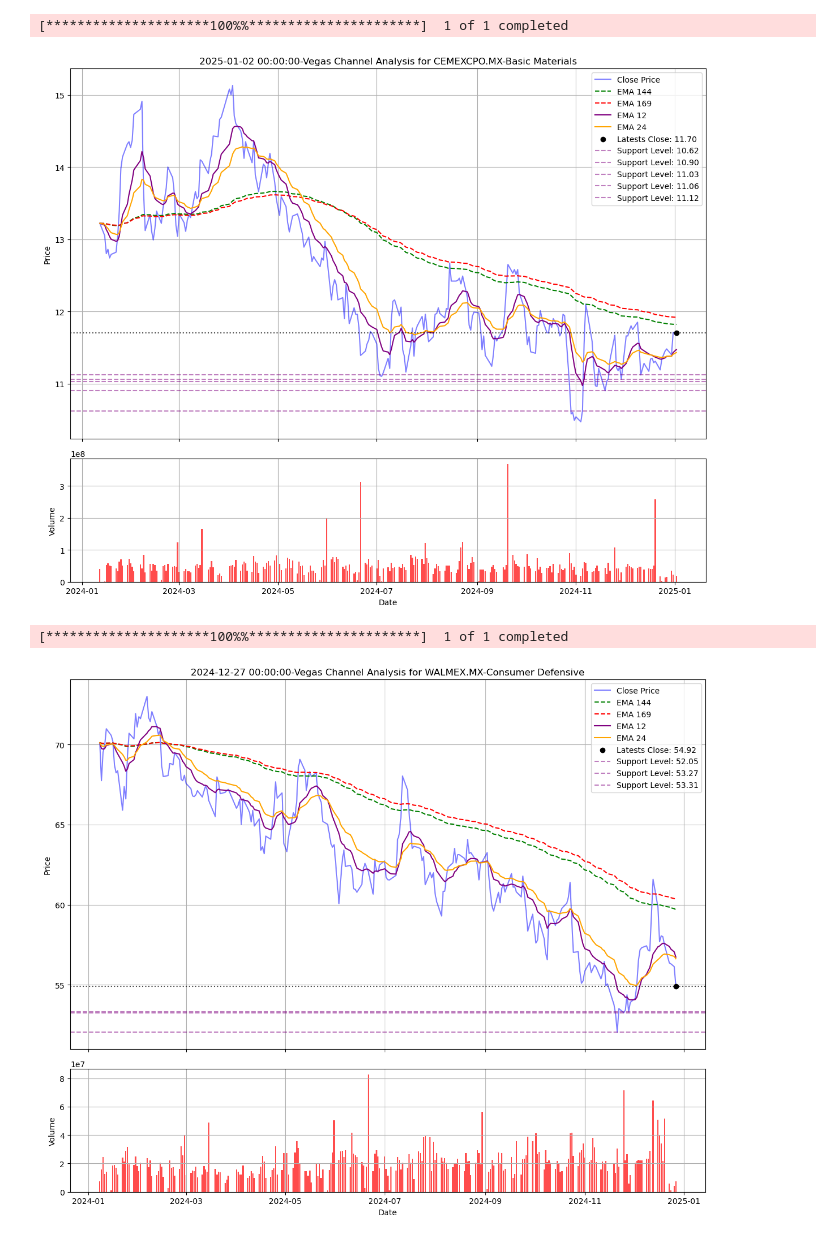
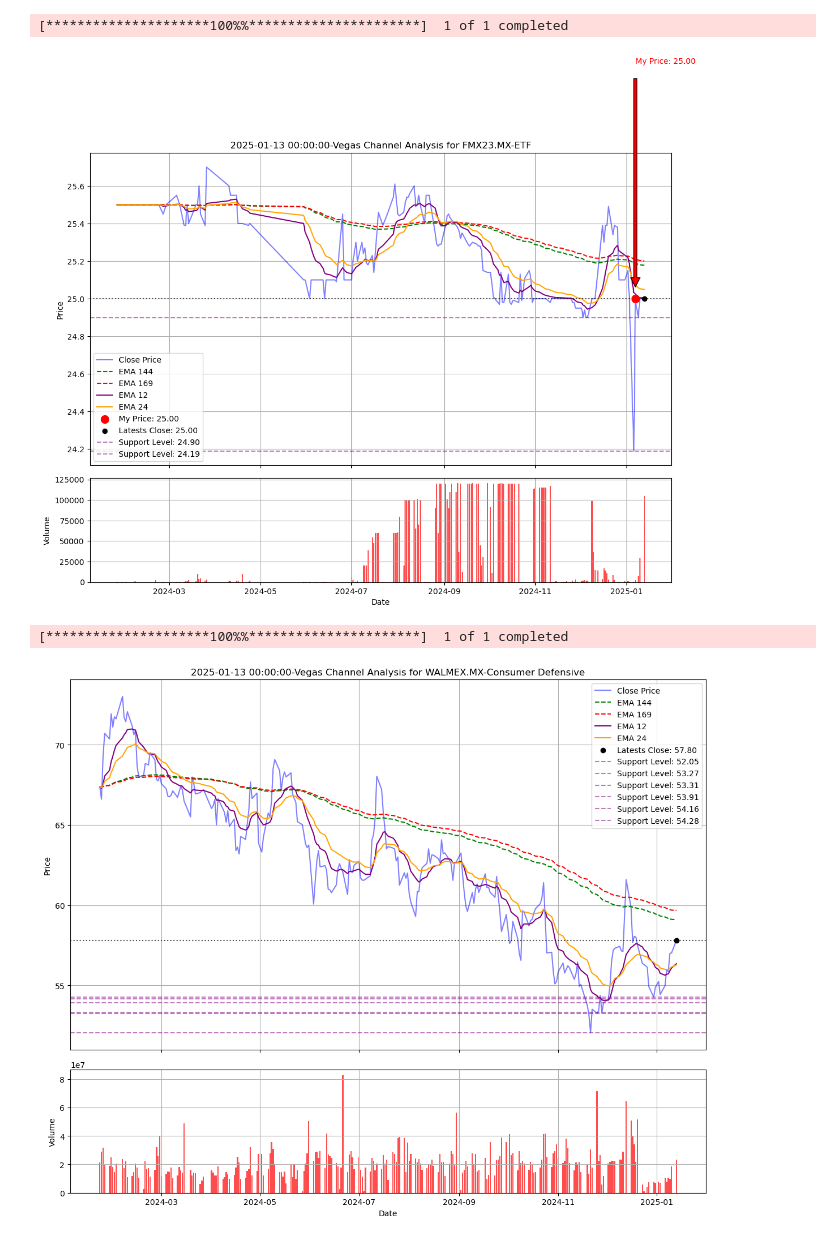
Before and after one commit to masterTrooperMx/PY_notebooks, a Jupyter notebook: STOCKS/yahoofin/portfolio_TechnicalAnalysis.ipynb, the cells around one changed output. Saved outputs shown, nothing was run; the diff lists cells and outputs as text; code cells hidden in the pictures.

Commit message:
update functionas adding my price to graph and creating my board of stocks

```diff
--- a/STOCKS/yahoofin/portfolio_TechnicalAnalysis.ipynb
+++ b/STOCKS/yahoofin/portfolio_TechnicalAnalysis.ipynb
@@ -87,9 +87,14 @@ def identify_peaks_and_troughs(prices, distance=5):
 
     return peaks, troughs
 # %%
-def plot_vegas_channel(data, symbol):
+def plot_vegas_channel(data, symbol, buy_date=None, buy_price=None):
     """
-    Plot the stock's closing prices along with the Vegas Tunnel (144 and 169 EMAs) and shorter-term EMAs.
+    Plot the stock's closing prices along with the Vegas Tunnel (144 and 169 EMAs), shorter-term EMAs and highlight the buying price on the given date.
+        Parameters:
+    - data (pd.DataFrame): Stock data containing 'Close', 'Volume', and EMAs.
+    - symbol (str): Stock ticker symbol.
+    - buy_date (str): Date of the buying price (format 'YYYY-MM-DD').
+    - buy_price (float): Buying price on the given date.
     """
     # Info about stock
     stock = yf.Ticker(symbol)
@@ -105,28 +110,31 @@ def plot_vegas_channel(data, symbol):
 
     # create subplots so I can see volume of stocks
     fig, (ax1, ax2) = plt.subplots(2, figsize=(12,10), sharex=True, gridspec_kw={'height_ratios': [3,1]})
-    #plt.figure(figsize=(14, 8))
 
     # Plot the closing prices
-    # plt.plot(data['Close'], label='Close Price', color='blue', alpha=0.5)
     ax1.plot(data['Close'], label='Close Price', color='blue', alpha=0.5)
 
     # Plot the Vegas Tunnel (EMA 144 and EMA 169)
-    # plt.plot(data['EMA_144'], label='EMA 144', color='green', linestyle='--')
     ax1.plot(data['EMA_144'], label='EMA 144', color='green', linestyle='--')
-    # plt.plot(data['EMA_169'], label='EMA 169', color='red', linestyle='--')
     ax1.plot(data['EMA_169'], label='EMA 169', color='red', linestyle='--')
 
     # Plot the shorter-term EMAs (EMA 12 and EMA 24)
-    # plt.plot(data['EMA_12'], label='EMA 12', color='purple')
     ax1.plot(data['EMA_12'], label='EMA 12', color='purple')
-    # plt.plot(data['EMA_24'], label='EMA 24', color='orange')
     ax1.plot(data['EMA_24'], label='EMA 24', color='orange')
 
+
+    # Highlight the buying price
+    if buy_date and buy_price:
+        buy_date_parsed = pd.to_datetime(buy_date)
+        if buy_date_parsed in data.index:
+            ax1.scatter(buy_date_parsed, buy_price, color='red', s=100, zorder=5, label=f"My Price: {buy_price:.2f}")
+            ax1.annotate(f"My Price: {buy_price:.2f}", xy=(buy_date_parsed, buy_price),
+                         xytext=(buy_date_parsed, buy_price * 1.05),
+                         arrowprops=dict(facecolor='red', shrink=0.05),
+                         fontsize=10, color='red')
+
     # Hightlight latest close price
-    # plt.scatter(latest_date, latest_close, color='black', zorder=5, label=f"Latests Close: {latest_close:.2f}")
     ax1.scatter(latest_date, latest_close, color='black', zorder=5, label=f"Latests Close: {latest_close:.2f}")
-    # plt.axhline(latest_close, color='black', linestyle=':', alpha=0.7)
     ax1.axhline(latest_close, color='black', linestyle=':', alpha=0.7)
 
     # Plot support levels
@@ -134,14 +142,9 @@ def plot_vegas_channel(data, symbol):
         ax1.axhline(level, color='purple', linestyle='--', alpha=0.5, label=f'Support Level: {level:.2f}')
 
     # Customize the plot
-    # plt.title(f'Vegas Channel Analysis for {symbol}')
     ax1.set_title(f'{latest_date}-Vegas Channel Analysis for {symbol}-{sector}')
-    # plt.xlabel('Date')
-    # plt.ylabel('Price')
     ax1.set_ylabel('Price')
-    # plt.legend()
     ax1.legend(loc='best')
-    # plt.grid(True)
     ax1.grid(True)
 
     # Plot volume on ax2
@@ -590,30 +647,30 @@ plt.close()
 # %%
 # Stock symbol and date range
-symbol = 'CEMEXCPO.MX'  # Cemex
+symbol = 'FMX23.MX'  # Cemex
 today = datetime.date.today()
 # choose days = week_days * number_weeks ago
 w_days = 7
 n_weeks = 51
 # some weeks from now
 ago_weeks = datetime.timedelta(days=w_days * n_weeks)
 last_weeks = today - ago_weeks
 #start_date = '2023-01-01'
 start_date = last_weeks
 #end_date = '2023-10-10'
 end_date = today
 
 # Download stock data
 stock_data = download_stock_data(symbol, start=start_date, end=end_date)
 
 # Perform Vegas Channel Analysis (calculate EMAs)
 stock_data = vegas_channel_analysis(stock_data)
 
 # Plot the result
-plot_vegas_channel(stock_data, symbol)
+plot_vegas_channel(stock_data, symbol, '2025-01-07', 25.0)
 plt.close()
 # %% [output]
 [*********************100%%**********************]  1 of 1 completed
-[figure, old version]
+[figure, new version]
 # %%
 # Stock symbol and date range
 symbol = 'WALMEX.MX'  # Walmart Mexico
@@ -640,4 +697,4 @@ plot_vegas_channel(stock_data, symbol)
 plt.close()
 # %% [output]
 [*********************100%%**********************]  1 of 1 completed
-[figure, old version]
+[figure, new version]
```
Also changed, not shown: parts of 17 cells of this notebook, 2 other files.
